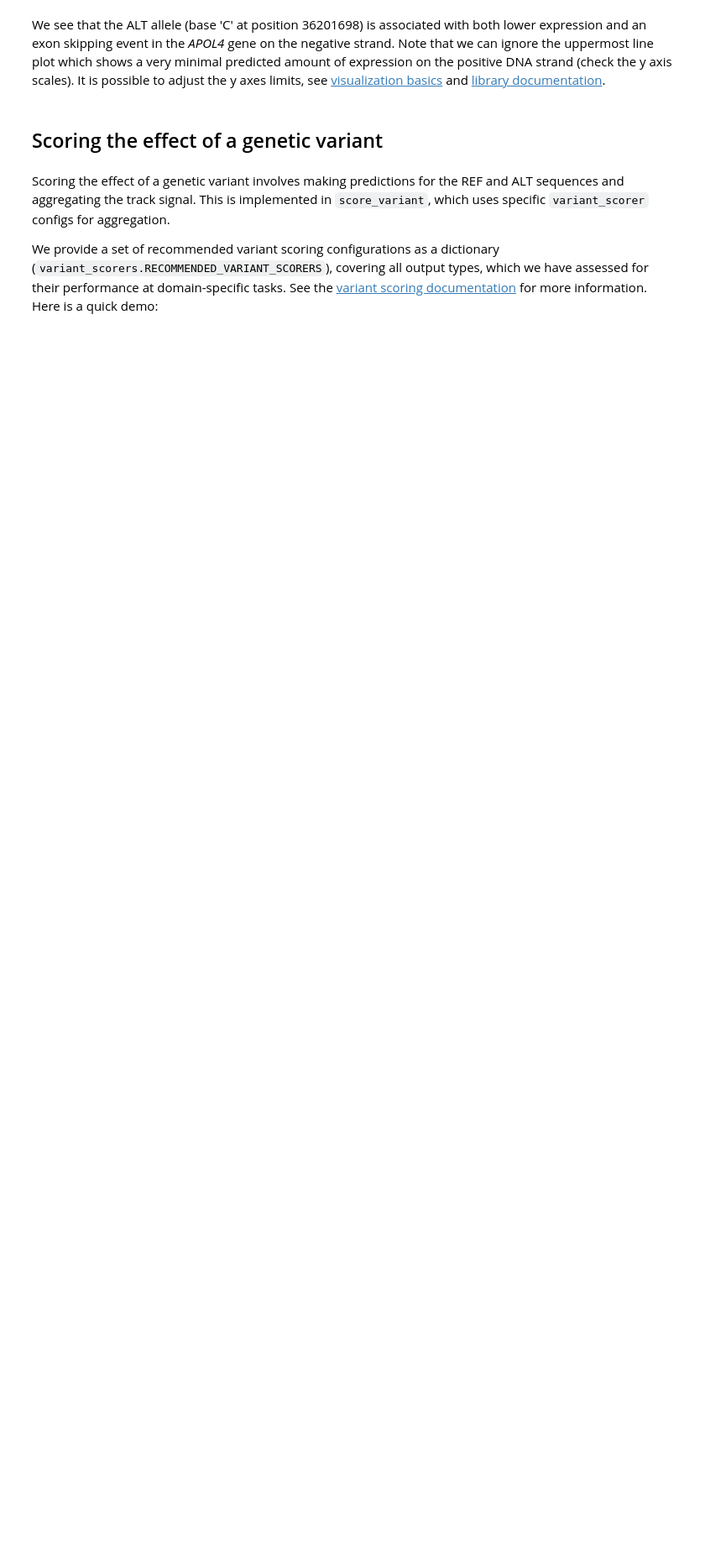
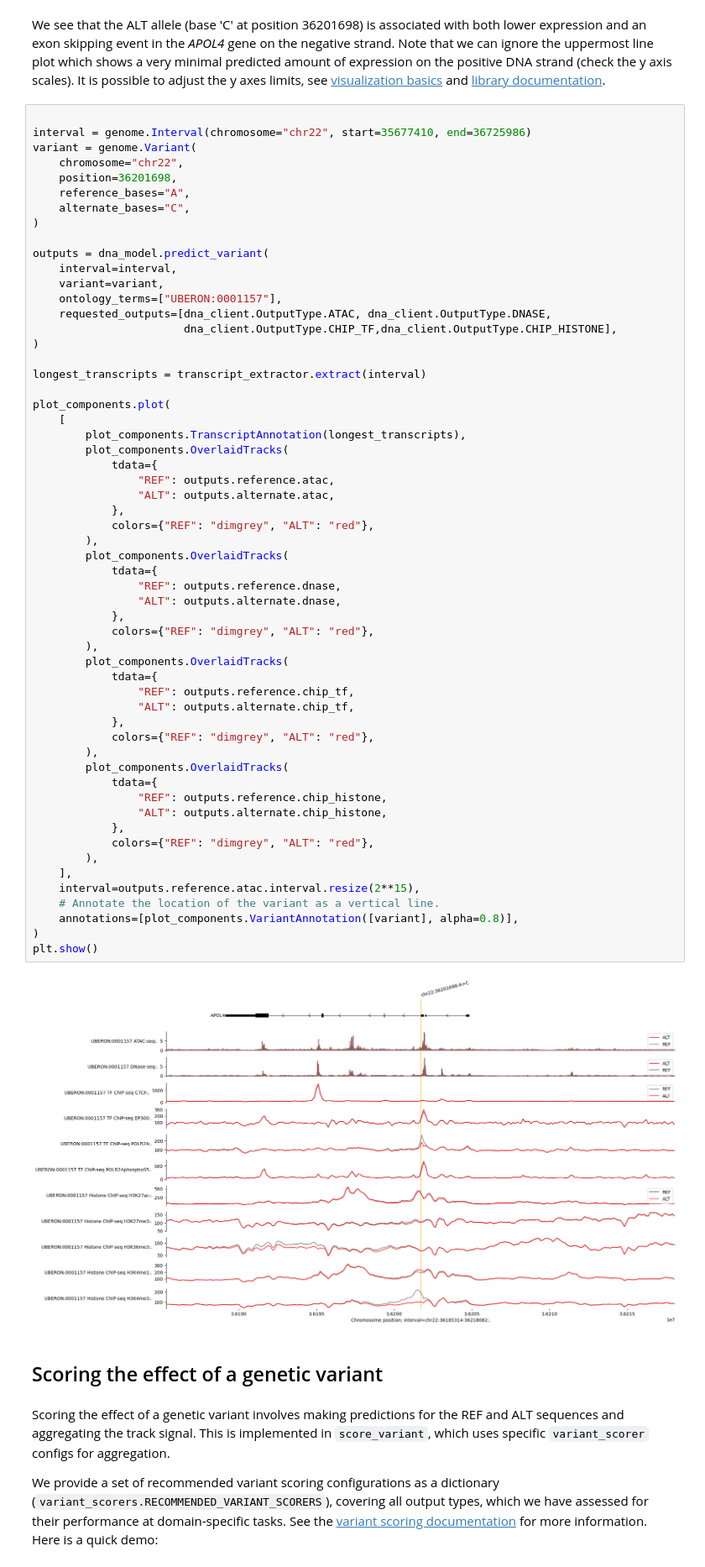
Before and after one commit to xc-gs/alphagenome, a Jupyter notebook: colabs/quick_start.ipynb, the cells around one changed output. Shown at 84% size. Drawn from its saved outputs; the diff is of its cells as text; blank space fills up the shorter version.

```diff
--- a/colabs/quick_start.ipynb
+++ b/colabs/quick_start.ipynb
@@ -286,6 +289,65 @@ plt.show()
 [figure]
 # %% [markdown]
 We see that the ALT allele (base 'C' at position 36201698) is associated with both lower expression and an exon skipping event in the *APOL4* gene on the negative strand. Note that we can ignore the uppermost line plot which shows a very minimal predicted amount of expression on the positive DNA strand (check the y axis scales). It is possible to adjust the y axes limits, see [visualization basics](https://www.alphagenomedocs.com/visualization_library_basics.html#visualization-library-basics) and [library documentation](https://www.alphagenomedocs.com/api/visualization.html).
+# %%
+
+interval = genome.Interval(chromosome="chr22", start=35677410, end=36725986)
+variant = genome.Variant(
+    chromosome="chr22",
+    position=36201698,
+    reference_bases="A",
+    alternate_bases="C",
+)
+
+outputs = dna_model.predict_variant(
+    interval=interval,
+    variant=variant,
+    ontology_terms=["UBERON:0001157"],
+    requested_outputs=[dna_client.OutputType.ATAC, dna_client.OutputType.DNASE,
+                       dna_client.OutputType.CHIP_TF,dna_client.OutputType.CHIP_HISTONE],
+)
+
+longest_transcripts = transcript_extractor.extract(interval)
+
+plot_components.plot(
+    [
+        plot_components.TranscriptAnnotation(longest_transcripts),
+        plot_components.OverlaidTracks(
+            tdata={
+                "REF": outputs.reference.atac,
+                "ALT": outputs.alternate.atac,
+            },
+            colors={"REF": "dimgrey", "ALT": "red"},
+        ),
+        plot_components.OverlaidTracks(
+            tdata={
+                "REF": outputs.reference.dnase,
+                "ALT": outputs.alternate.dnase,
+            },
+            colors={"REF": "dimgrey", "ALT": "red"},
+        ),
+        plot_components.OverlaidTracks(
+            tdata={
+                "REF": outputs.reference.chip_tf,
+                "ALT": outputs.alternate.chip_tf,
+            },
+            colors={"REF": "dimgrey", "ALT": "red"},
+        ),
+        plot_components.OverlaidTracks(
+            tdata={
+                "REF": outputs.reference.chip_histone,
+                "ALT": outputs.alternate.chip_histone,
+            },
+            colors={"REF": "dimgrey", "ALT": "red"},
+        ),
+    ],
+    interval=outputs.reference.atac.interval.resize(2**15),
+    # Annotate the location of the variant as a vertical line.
+    annotations=[plot_components.VariantAnnotation([variant], alpha=0.8)],
+)
+plt.show()
+# %% [output]
+[figure, added]
 # %% [markdown]
 ## Scoring the effect of a genetic variant
 # %% [markdown]
```
Also changed, not shown: parts of 3 cells of this notebook.
